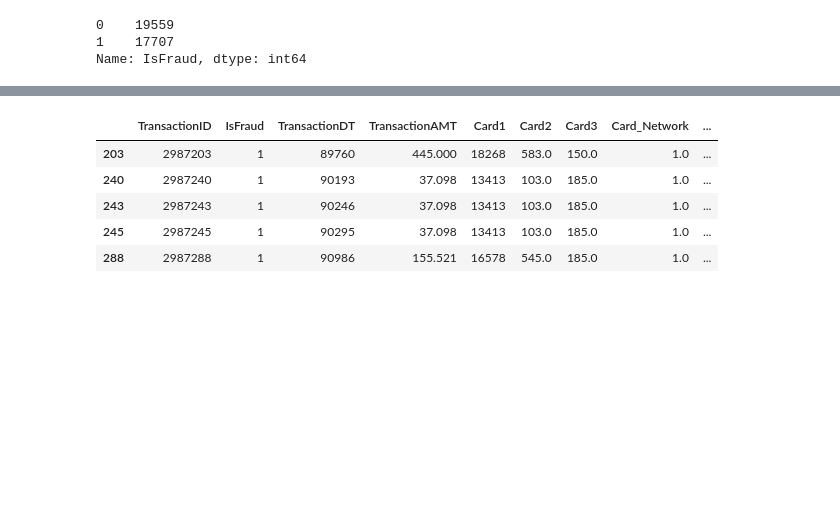
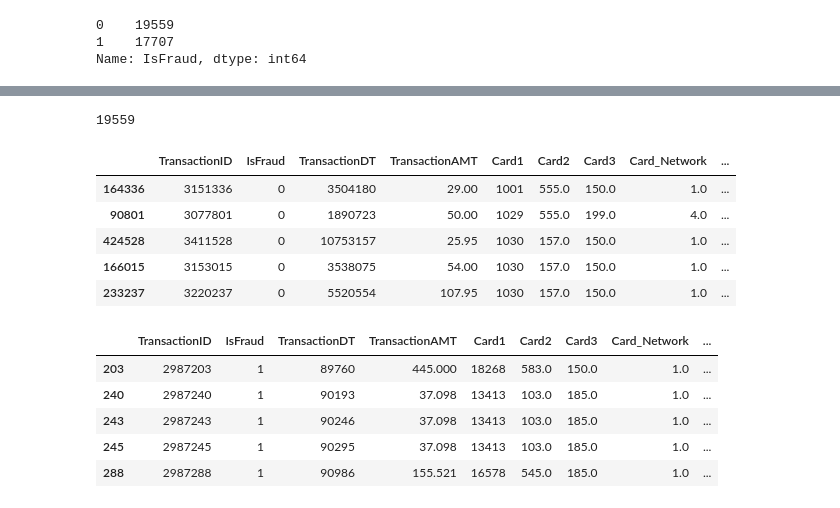
Before and after one commit to Rmccusker86/FraudulentCharges, a Jupyter notebook: Fraud_Charges-Copy1.ipynb, the cells around one changed output, grey strips where cells are left out. Drawn from its saved outputs; the diff is of its cells as text; code cells hidden in the pictures; blank space fills up the shorter version.

Commit message:
sorted DF and groupby

```diff
--- a/Fraud_Charges-Copy1.ipynb
+++ b/Fraud_Charges-Copy1.ipynb
@@ -350 +352,15 @@ non_fraud_df.head()
+# %%
+non_fraud_df['Card1'].count()
+# %% [output]
+19559
+# %%
+sorted_non_fraud_df = non_fraud_df.sort_values(by=['Card1', 'TransactionAMT'])
+sorted_non_fraud_df.head()
+# %% [output]
+|  | TransactionID | IsFraud | TransactionDT | TransactionAMT | Card1 | Card2 | Card3 | Card_Network | ... |
+| 164336 | 3151336 | 0 | 3504180 | 29.00 | 1001 | 555.0 | 150.0 | 1.0 | ... |
+| 90801 | 3077801 | 0 | 1890723 | 50.00 | 1029 | 555.0 | 199.0 | 4.0 | ... |
+| 424528 | 3411528 | 0 | 10753157 | 25.95 | 1030 | 157.0 | 150.0 | 1.0 | ... |
+| 166015 | 3153015 | 0 | 3538075 | 54.00 | 1030 | 157.0 | 150.0 | 1.0 | ... |
+| 233237 | 3220237 | 0 | 5520554 | 107.95 | 1030 | 157.0 | 150.0 | 1.0 | ... |
 # %%
```
Also changed, not shown: parts of 10 cells of this notebook.
